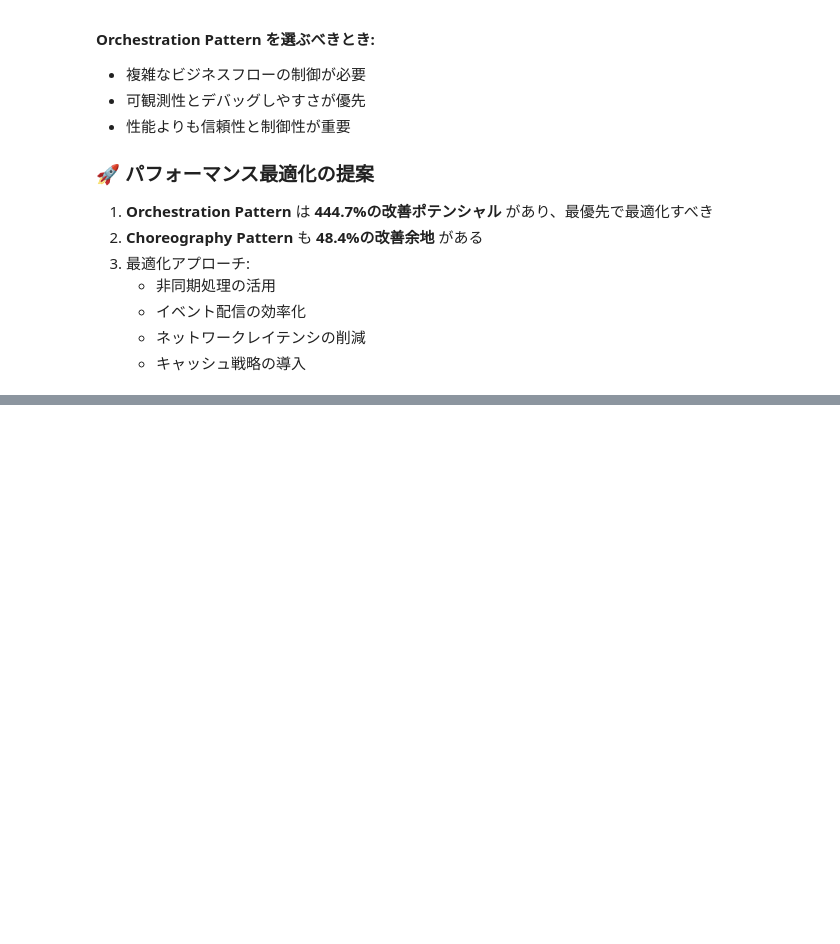
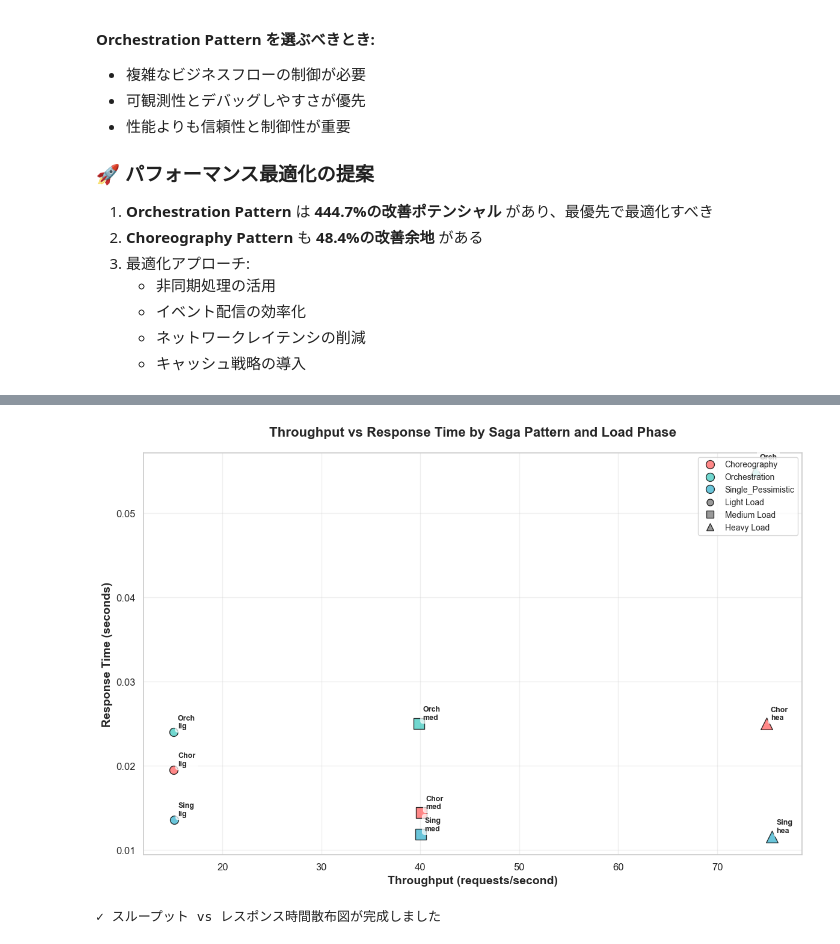
Before and after one commit to sugiyama404/practice_infra_arch, a Jupyter notebook: saga_pattern/test_result.ipynb, the cells around one changed output, grey strips where cells are left out. Drawn from its saved outputs; the diff is of its cells as text; code cells hidden in the pictures; blank space fills up the shorter version.

```diff
--- a/saga_pattern/test_result.ipynb
+++ b/saga_pattern/test_result.ipynb
@@ -1385,0 +1804,73 @@ Single_Pessimistic      HEAVY            NaN         NaN                NaN
+# %%
+# 4. スループット vs レスポンス時間の散布図作成
+plt.figure(figsize=(12, 8))
+
+# 負荷フェーズごとのマーカー設定
+phase_markers = {'light': 'o', 'medium': 's', 'heavy': '^'}
+phase_sizes = {'light': 100, 'medium': 150, 'heavy': 200}
+
+# 各パターンごとに散布図をプロット
+for pattern in ['Choreography', 'Orchestration', 'Single_Pessimistic']:
+    pattern_data = metrics_df[metrics_df['saga_pattern'] == pattern]
+
+    for phase in load_phase_order:
+        phase_data = pattern_data[pattern_data['load_phase'] == phase]
+        if len(phase_data) > 0:
+            x = phase_data['throughput'].iloc[0]
+            y = phase_data['response_time'].iloc[0]
+
+            plt.scatter(x, y,
+                       c=colors[pattern],
+                       marker=phase_markers[phase],
+                       s=phase_sizes[phase],
+                       alpha=0.8,
+                       edgecolors='black',
+                       linewidth=1,
+                       label=f'{pattern} - {phase}' if pattern == 'Choreography' else "")
+
+# 各点にラベルを追加
+for _, row in metrics_df.iterrows():
+    plt.annotate(f'{row["saga_pattern"][:4]}\n{row["load_phase"][:3]}',
+                (row['throughput'], row['response_time']),
+                xytext=(5, 5), textcoords='offset points',
+                fontsize=9, fontweight='bold',
+                bbox=dict(boxstyle='round,pad=0.3', facecolor='white', alpha=0.7))
+
+# グラフの設定とリファクタリング
+plt.title('Throughput vs Response Time by Saga Pattern and Load Phase', fontsize=16, fontweight='bold', pad=20)
+plt.xlabel('Throughput (requests/second)', fontsize=14, fontweight='bold')
+plt.ylabel('Response Time (seconds)', fontsize=14, fontweight='bold')
+plt.xticks(fontsize=12)
+plt.yticks(fontsize=12)
+
+# カスタム凡例を作成
+legend_elements = []
+
+# パターンごとの凡例
+for pattern in ['Choreography', 'Orchestration', 'Single_Pessimistic']:
+    legend_elements.append(plt.Line2D([0], [0], marker='o', color='w',
+                                    markerfacecolor=colors[pattern], markersize=10,
+                                    label=pattern, alpha=0.8, markeredgecolor='black'))
+
+# 負荷フェーズごとの凡例
+legend_elements.append(plt.Line2D([0], [0], marker='o', color='w',
+                                markerfacecolor='gray', markersize=8,
+                                label='Light Load', alpha=0.8, markeredgecolor='black'))
+legend_elements.append(plt.Line2D([0], [0], marker='s', color='w',
+                                markerfacecolor='gray', markersize=8,
+                                label='Medium Load', alpha=0.8, markeredgecolor='black'))
+legend_elements.append(plt.Line2D([0], [0], marker='^', color='w',
+                                markerfacecolor='gray', markersize=8,
+                                label='Heavy Load', alpha=0.8, markeredgecolor='black'))
+
+plt.legend(handles=legend_elements, fontsize=10, loc='upper right')
+plt.grid(True, alpha=0.3)
+
+# レイアウト調整
+plt.tight_layout()
+plt.show()
+
+print("✓ スループット vs レスポンス時間散布図が完成しました")
+# %% [output]
+[figure, added]
+✓ スループット vs レスポンス時間散布図が完成しました
```
Also changed, not shown: parts of 20 cells of this notebook, 1 other file.
